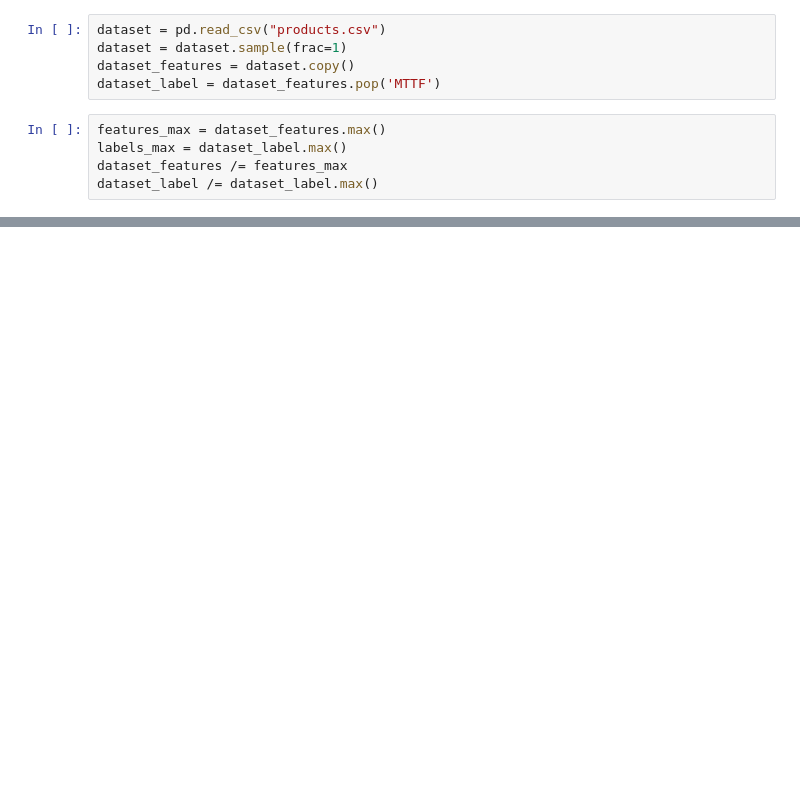
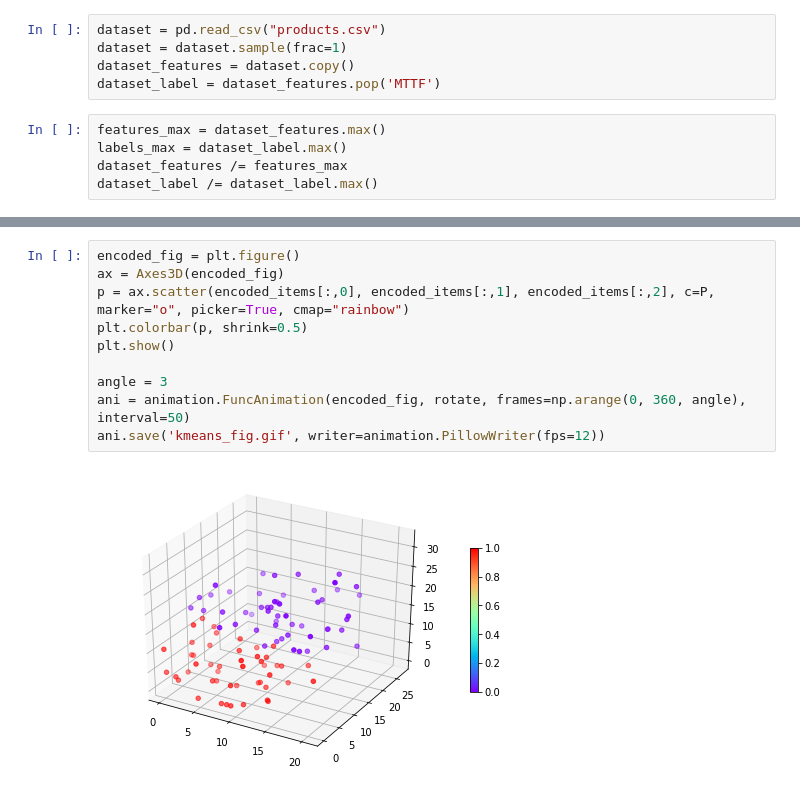
Before and after one commit to adrenalin97/DeepPerf, a Jupyter notebook: feature_degradation.ipynb, the cells around one changed output, grey strips where cells are left out. Drawn from its saved outputs; the diff is of its cells as text; blank space fills up the shorter version.

```diff
--- a/feature_degradation.ipynb
+++ b/feature_degradation.ipynb
@@ -28,0 +291,12 @@ x_train
+# %%
+encoded_fig = plt.figure()
+ax = Axes3D(encoded_fig)
+p = ax.scatter(encoded_items[:,0], encoded_items[:,1], encoded_items[:,2], c=P, marker="o", picker=True, cmap="rainbow")
+plt.colorbar(p, shrink=0.5)
+plt.show()
+
+angle = 3
+ani = animation.FuncAnimation(encoded_fig, rotate, frames=np.arange(0, 360, angle), interval=50)
+ani.save('kmeans_fig.gif', writer=animation.PillowWriter(fps=12))
+# %% [output]
+[figure, added]
```
Also changed, not shown: parts of 23 cells of this notebook, 2 other files.
